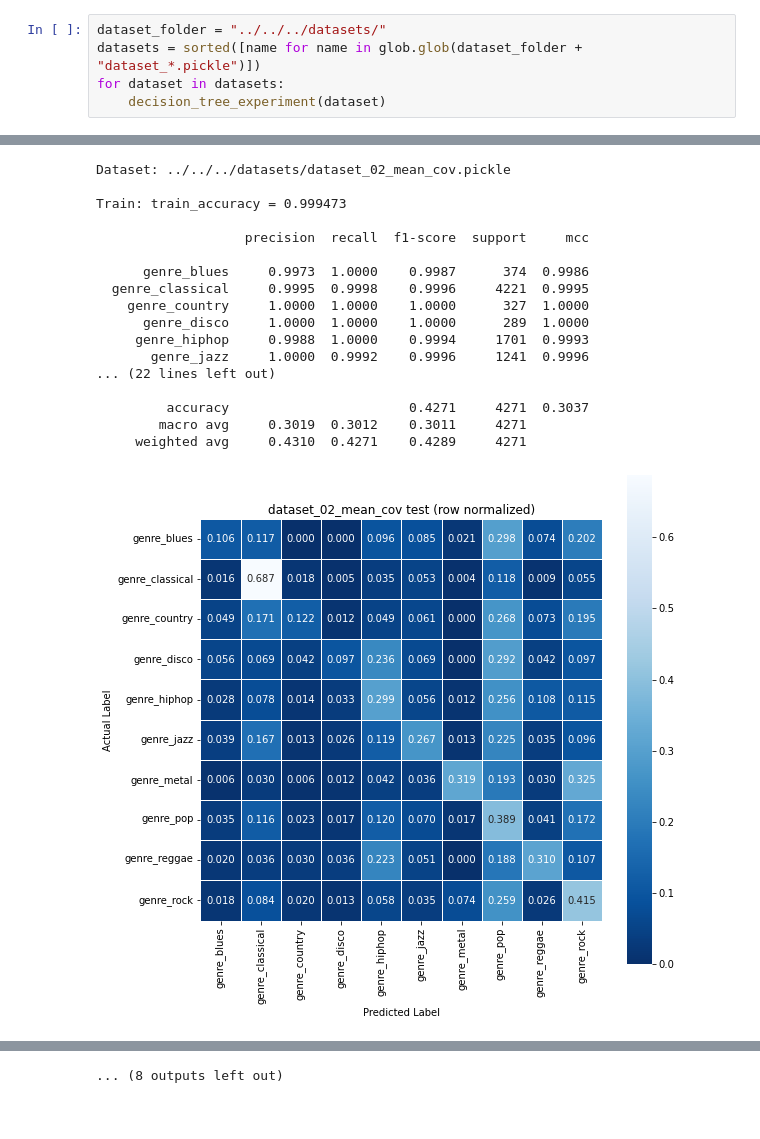
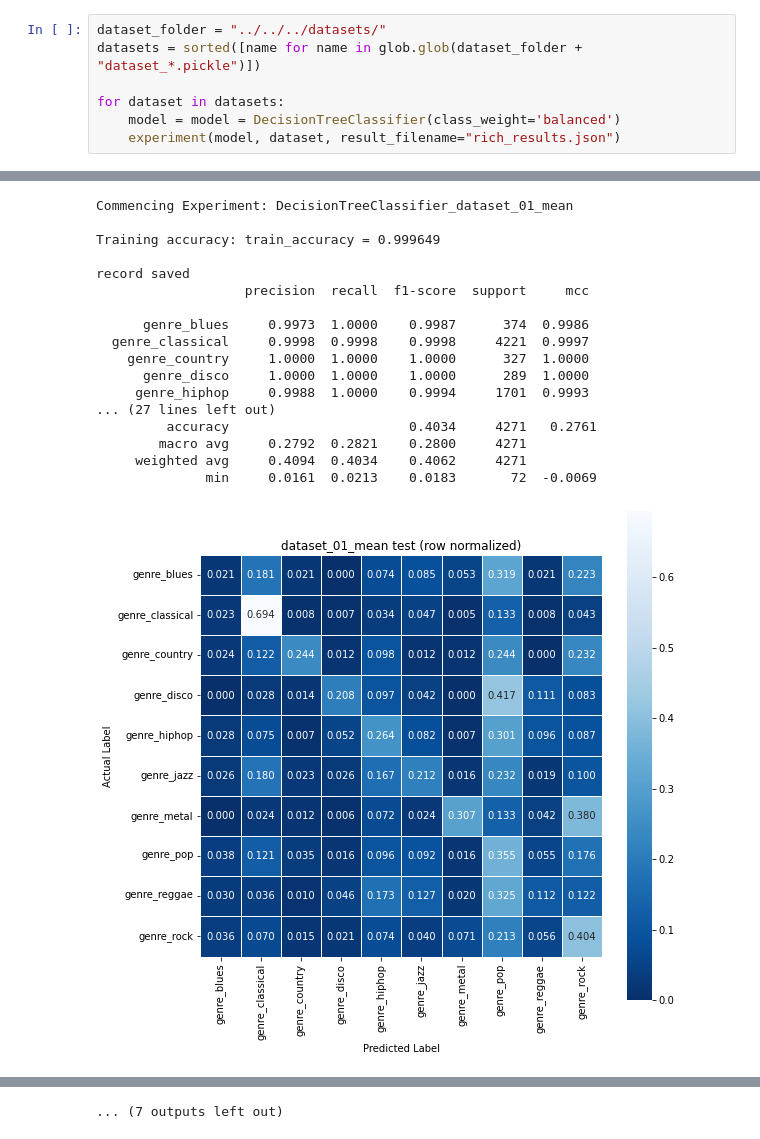
Before and after one commit to RERobbins/mids_w207_music_genre, a Jupyter notebook: member_workspaces/rich/models/04_sklearn_decision_tree.ipynb, the cells around one changed output, grey strips where cells are left out. Drawn from its saved outputs; the diff is of its cells as text.

Commit message:
reformat code and update model testbeds

```diff
--- a/member_workspaces/rich/models/04_sklearn_decision_tree.ipynb
+++ b/member_workspaces/rich/models/04_sklearn_decision_tree.ipynb
@@ -65,6 +12,8 @@ def decision_tree_experiment(dataset):
 # %%
 dataset_folder = "../../../datasets/"
 datasets = sorted([name for name in glob.glob(dataset_folder + "dataset_*.pickle")])
+
 for dataset in datasets:
-    decision_tree_experiment(dataset)
+    model = model = DecisionTreeClassifier(class_weight='balanced')
+    experiment(model, dataset, result_filename="rich_results.json")
 # %% [output]
@@ -89,18 +38,18 @@ Train: train_accuracy = 0.999473
-Dataset: ../../../datasets/dataset_02_mean_cov.pickle
+Commencing Experiment: DecisionTreeClassifier_dataset_01_mean
 
-Train: train_accuracy = 0.999473
+Training accuracy: train_accuracy = 0.999649
 
+record saved
                    precision  recall  f1-score  support     mcc
 
       genre_blues     0.9973  1.0000    0.9987      374  0.9986
-  genre_classical     0.9995  0.9998    0.9996     4221  0.9995
+  genre_classical     0.9998  0.9998    0.9998     4221  0.9997
     genre_country     1.0000  1.0000    1.0000      327  1.0000
       genre_disco     1.0000  1.0000    1.0000      289  1.0000
      genre_hiphop     0.9988  1.0000    0.9994     1701  0.9993
-       genre_jazz     1.0000  0.9992    0.9996     1241  0.9996
-... (22 lines left out)
-
-         accuracy                       0.4271     4271  0.3037
-        macro avg     0.3019  0.3012    0.3011     4271
-     weighted avg     0.4310  0.4271    0.4289     4271
+... (27 lines left out)
+         accuracy                       0.4034     4271   0.2761
+        macro avg     0.2792  0.2821    0.2800     4271
+     weighted avg     0.4094  0.4034    0.4062     4271
+              min     0.0161  0.0213    0.0183       72  -0.0069
-[figure, old version]
+[figure, new version]
@@ -179 +128 @@ Train: train_accuracy = 1.000000
-... (8 outputs left out)
+... (7 outputs left out)
```
Also changed, not shown: parts of 3 cells of this notebook, 10 other files.
